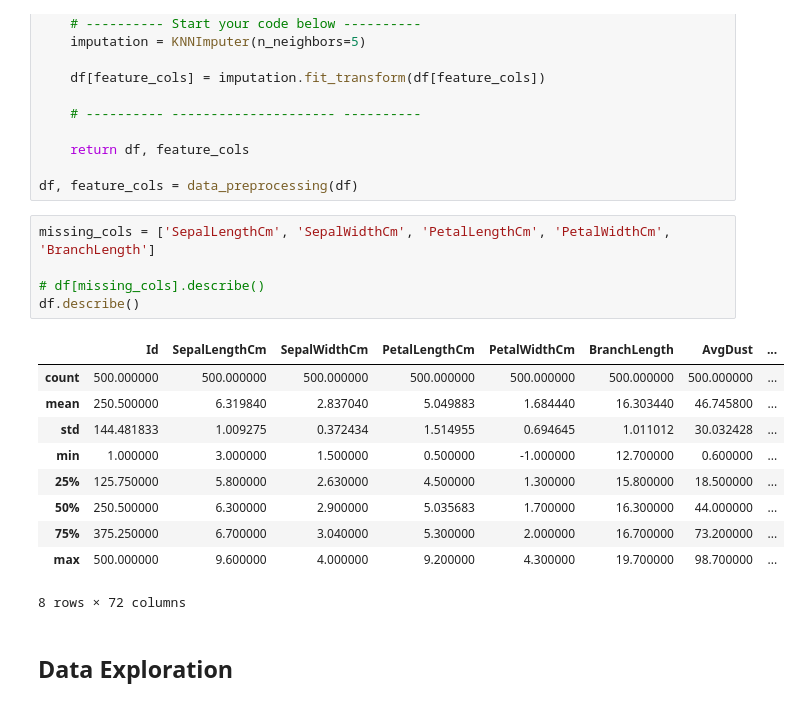
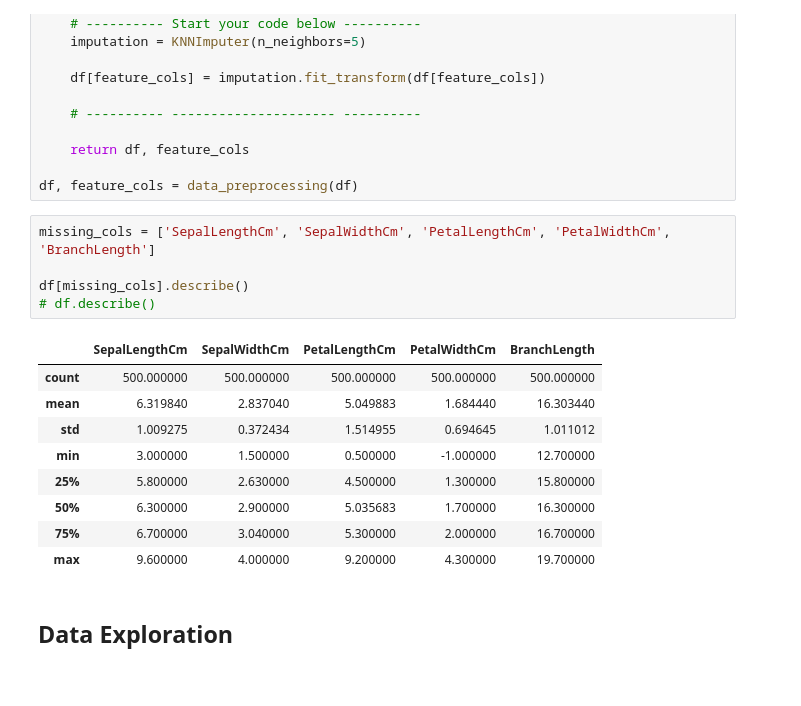
Before and after one commit to weiling920131/2026_DM_assignment, a Jupyter notebook: DM2026-Assignment-1/Real_World_Classification.ipynb, the cells around one changed output. Cells and saved outputs as stored; diff of their text form.

```diff
--- a/DM2026-Assignment-1/Real_World_Classification.ipynb
+++ b/DM2026-Assignment-1/Real_World_Classification.ipynb
@@ -88,19 +88,18 @@ df, feature_cols = data_preprocessing(df)
 # %%
 missing_cols = ['SepalLengthCm', 'SepalWidthCm', 'PetalLengthCm', 'PetalWidthCm', 'BranchLength']
 
-# df[missing_cols].describe()
-df.describe()
+df[missing_cols].describe()
+# df.describe()
 # %% [output]
-|  | Id | SepalLengthCm | SepalWidthCm | PetalLengthCm | PetalWidthCm | BranchLength | AvgDust | ... |
-| count | 500.000000 | 500.000000 | 500.000000 | 500.000000 | 500.000000 | 500.000000 | 500.000000 | ... |
-| mean | 250.500000 | 6.319840 | 2.837040 | 5.049883 | 1.684440 | 16.303440 | 46.745800 | ... |
-| std | 144.481833 | 1.009275 | 0.372434 | 1.514955 | 0.694645 | 1.011012 | 30.032428 | ... |
-| min | 1.000000 | 3.000000 | 1.500000 | 0.500000 | -1.000000 | 12.700000 | 0.600000 | ... |
-| 25% | 125.750000 | 5.800000 | 2.630000 | 4.500000 | 1.300000 | 15.800000 | 18.500000 | ... |
-| 50% | 250.500000 | 6.300000 | 2.900000 | 5.035683 | 1.700000 | 16.300000 | 44.000000 | ... |
-| 75% | 375.250000 | 6.700000 | 3.040000 | 5.300000 | 2.000000 | 16.700000 | 73.200000 | ... |
-| max | 500.000000 | 9.600000 | 4.000000 | 9.200000 | 4.300000 | 19.700000 | 98.700000 | ... |
+|  | SepalLengthCm | SepalWidthCm | PetalLengthCm | PetalWidthCm | BranchLength |
+| count | 500.000000 | 500.000000 | 500.000000 | 500.000000 | 500.000000 |
+| mean | 6.319840 | 2.837040 | 5.049883 | 1.684440 | 16.303440 |
+| std | 1.009275 | 0.372434 | 1.514955 | 0.694645 | 1.011012 |
+| min | 3.000000 | 1.500000 | 0.500000 | -1.000000 | 12.700000 |
+| 25% | 5.800000 | 2.630000 | 4.500000 | 1.300000 | 15.800000 |
+| 50% | 6.300000 | 2.900000 | 5.035683 | 1.700000 | 16.300000 |
+| 75% | 6.700000 | 3.040000 | 5.300000 | 2.000000 | 16.700000 |
+| max | 9.600000 | 4.000000 | 9.200000 | 4.300000 | 19.700000 |
-8 rows × 72 columns
 # %% [markdown]
 ## Data Exploration
 # %%
```
Also changed, not shown: parts of 2 cells of this notebook, 19 other files.
